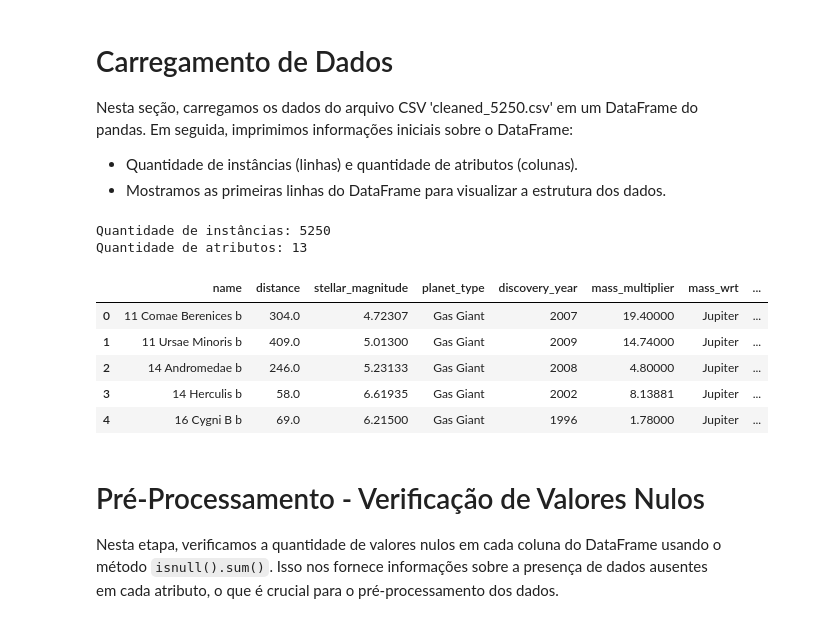
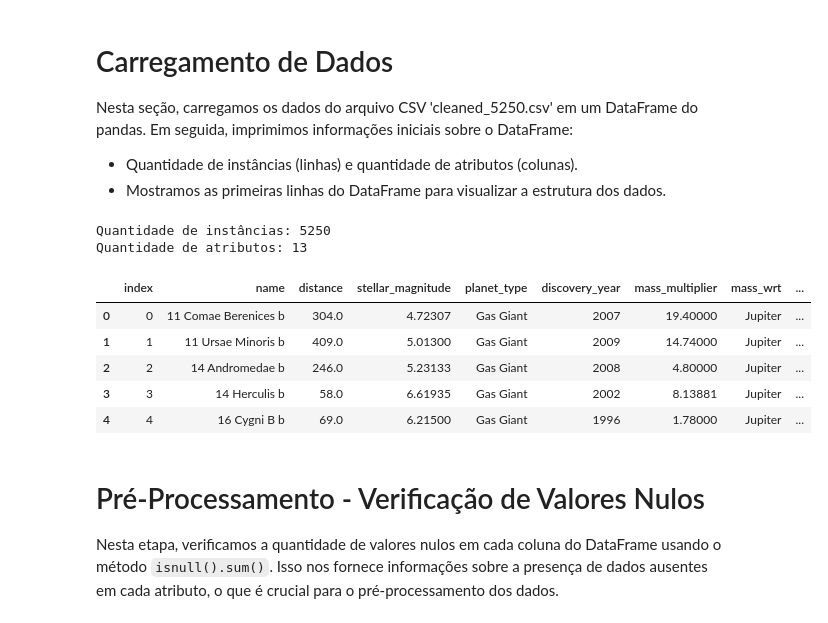
Before and after one commit to Andessonreis/Exoplanet-Classifier, a Jupyter notebook: ExoplanetRF.ipynb, the cells around one changed output. Drawn from its saved outputs; the diff is of its cells as text; code cells hidden in the pictures.

```diff
--- a/ExoplanetRF.ipynb
+++ b/ExoplanetRF.ipynb
@@ -75,23 +75,29 @@ Nesta seção, carregamos os dados do arquivo CSV 'cleaned_5250.csv' em um DataF
 
 - Quantidade de instâncias (linhas) e quantidade de atributos (colunas).
 - Mostramos as primeiras linhas do DataFrame para visualizar a estrutura dos dados.
-# %%
-# Carregando Dados
-df = pd.read_csv('cleaned_5250.csv')
-
-# Imprimindo informações iniciais do DataFrame
-print('Quantidade de instâncias: {}\nQuantidade de atributos: {}\n'.format(len(df), len(df.columns)))
-
-df.head()  # Mostra as primeiras linhas do DataFrame
-# %% [output]
-Quantidade de instâncias: 5250
-Quantidade de atributos: 13
-|  | name | distance | stellar_magnitude | planet_type | discovery_year | mass_multiplier | mass_wrt | ... |
-| 0 | 11 Comae Berenices b | 304.0 | 4.72307 | Gas Giant | 2007 | 19.40000 | Jupiter | ... |
-| 1 | 11 Ursae Minoris b | 409.0 | 5.01300 | Gas Giant | 2009 | 14.74000 | Jupiter | ... |
-| 2 | 14 Andromedae b | 246.0 | 5.23133 | Gas Giant | 2008 | 4.80000 | Jupiter | ... |
-| 3 | 14 Herculis b | 58.0 | 6.61935 | Gas Giant | 2002 | 8.13881 | Jupiter | ... |
-| 4 | 16 Cygni B b | 69.0 | 6.21500 | Gas Giant | 1996 | 1.78000 | Jupiter | ... |
+# %%
+# Carregando dados do arquivo 'cleaned_5250.csv' para um DataFrame
+df = pd.read_csv('cleaned_5250.csv')
+
+# Imprimindo informações iniciais do DataFrame
+num_instancias, num_atributos = len(df), len(df.columns)
+print(f'Quantidade de instâncias: {num_instancias}\nQuantidade de atributos: {num_atributos}\n')
+
+# Removendo linhas com valores ausentes (NaN)
+df.dropna(axis=0, inplace=True)
+
+# Resetando o índice após a remoção de linhas
+df.reset_index(inplace=True)
+df.head()
+# %% [output]
+Quantidade de instâncias: 5250
+Quantidade de atributos: 13
+|  | index | name | distance | stellar_magnitude | planet_type | discovery_year | mass_multiplier | mass_wrt | ... |
+| 0 | 0 | 11 Comae Berenices b | 304.0 | 4.72307 | Gas Giant | 2007 | 19.40000 | Jupiter | ... |
+| 1 | 1 | 11 Ursae Minoris b | 409.0 | 5.01300 | Gas Giant | 2009 | 14.74000 | Jupiter | ... |
+| 2 | 2 | 14 Andromedae b | 246.0 | 5.23133 | Gas Giant | 2008 | 4.80000 | Jupiter | ... |
+| 3 | 3 | 14 Herculis b | 58.0 | 6.61935 | Gas Giant | 2002 | 8.13881 | Jupiter | ... |
+| 4 | 4 | 16 Cygni B b | 69.0 | 6.21500 | Gas Giant | 1996 | 1.78000 | Jupiter | ... |
 # %% [markdown]
 # Pré-Processamento - Verificação de Valores Nulos
 
```
Also changed, not shown: parts of 10 cells of this notebook.
